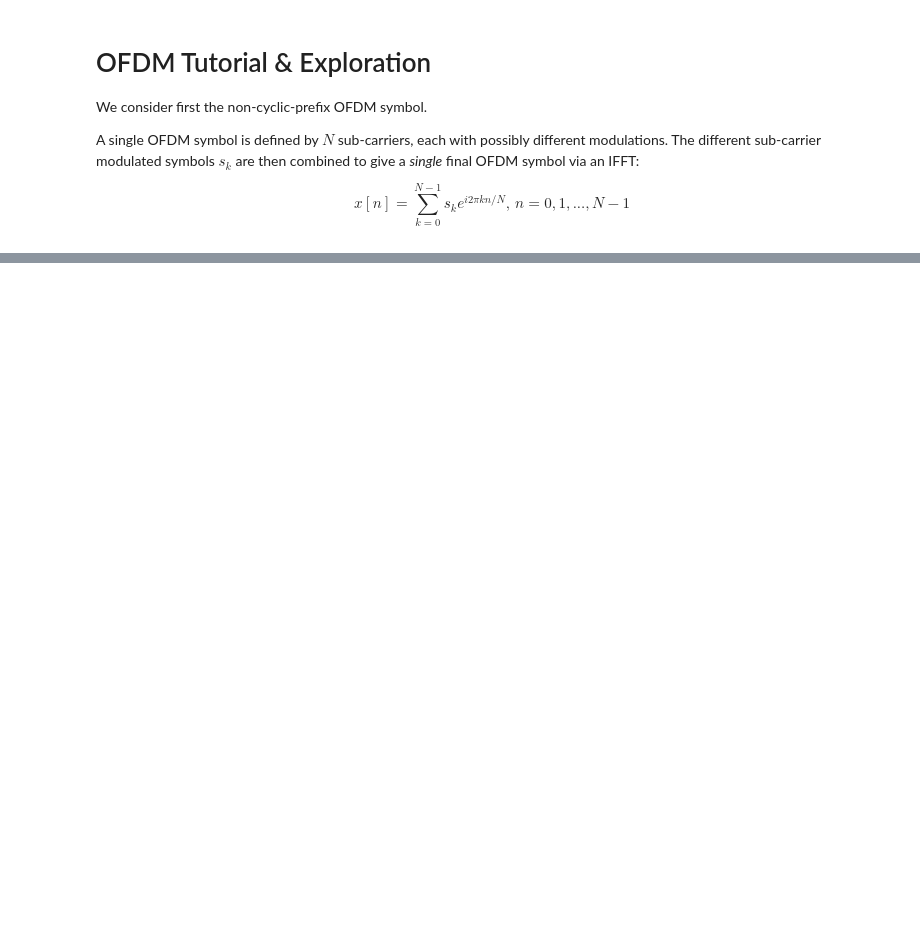
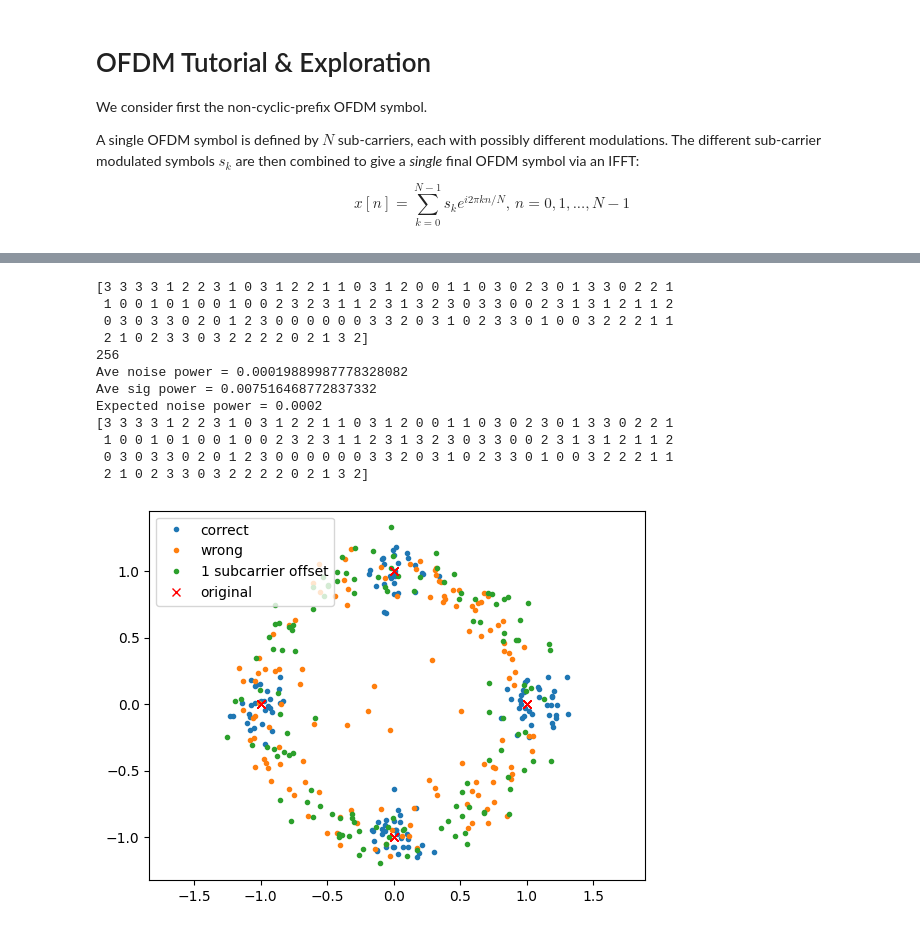
Before and after one commit to icyveins7/pydsproutines, a Jupyter notebook: notebooks/OFDM_Tutorial.ipynb, the cells around one changed output, grey strips where cells are left out. Saved outputs shown, nothing was run; the diff lists cells and outputs as text; code cells hidden in the pictures; blank space fills up the shorter version.

Commit message:
update time and freq investigations for ofdm notebook

```diff
--- a/notebooks/OFDM_Tutorial.ipynb
+++ b/notebooks/OFDM_Tutorial.ipynb
@@ -26,3 +55,71 @@ $$
+# %%
+%matplotlib inline
+import numpy as np
+from signalCreationRoutines import *
+from plotRoutines import *
+
+closeAllFigs()
+
+# Generate a simple OFDM symbol full of QPSK carriers
+nfft = 128
+subcarriers, bits = randPSKsyms(128, 4)
+print(bits)
+ofdm = np.fft.ifft(subcarriers)
+
+# Receive an oversampled version after passing through a pulse shaping filter
+osr = 2
+rx = sps.resample_poly(ofdm, osr, 1)
+print(rx.size)
+
+# Add some noise
+noise, rx = addSigToNoise(rx.size*2, osr, rx, 1, osr, 10000)
+
+# # View the spectra
+# sfig, sax = plotSpectra([rx], [1])
+
+# Downsample then take the FFT
+rxofdm_1subOff = rx[:ofdm.size*osr:osr]
+rxofdm_wrong = rx[1:1+ofdm.size*osr:osr]
+rxofdm_correct = rx[osr:osr+ofdm.size*osr:osr]
+rxofdm_subcarriers = np.fft.fft(
+    np.vstack((rxofdm_correct, rxofdm_wrong, rxofdm_1subOff)),
+    axis=1
+)
+
+# Look at constellation for correct and wrong downsampled time indices
+plotted = [x for x in rxofdm_subcarriers]
+plotted.append(subcarriers)
+plotConstellation(
+    plotted,
+    fmt=['.','.','.','rx'], labels=['correct', 'wrong', '1 subcarrier offset', 'original'])
+
+# Demod the subcarriers here
+def simpleSubcarrierDemod(rx_subcarriers: np.ndarray) -> np.ndarray:
+    demod = np.round(np.angle(rx_subcarriers) / (np.pi/2)).astype(np.int32)
+    demod[demod<0] += 4 # Specific to QPSK
+    return demod
+
+# print(rxofdm_subcarriers[0])
+demod = simpleSubcarrierDemod(rxofdm_subcarriers[0])
+
+print(np.abs(demod))
+
+if not np.all(np.abs(demod) == bits):
+    print('Demodulation failed!')
+# %% [output]
+[3 3 3 3 1 2 2 3 1 0 3 1 2 2 1 1 0 3 1 2 0 0 1 1 0 3 0 2 3 0 1 3 3 0 2 2 1
+ 1 0 0 1 0 1 0 0 1 0 0 2 3 2 3 1 1 2 3 1 3 2 3 0 3 3 0 0 2 3 1 3 1 2 1 1 2
+ 0 3 0 3 3 0 2 0 1 2 3 0 0 0 0 0 0 3 3 2 0 3 1 0 2 3 3 0 1 0 0 3 2 2 2 1 1
+ 2 1 0 2 3 3 0 3 2 2 2 2 0 2 1 3 2]
+256
+Ave noise power = 0.00019889987778328082
+Ave sig power = 0.007516468772837332
+Expected noise power = 0.0002
+[3 3 3 3 1 2 2 3 1 0 3 1 2 2 1 1 0 3 1 2 0 0 1 1 0 3 0 2 3 0 1 3 3 0 2 2 1
+ 1 0 0 1 0 1 0 0 1 0 0 2 3 2 3 1 1 2 3 1 3 2 3 0 3 3 0 0 2 3 1 3 1 2 1 1 2
+ 0 3 0 3 3 0 2 0 1 2 3 0 0 0 0 0 0 3 3 2 0 3 1 0 2 3 3 0 1 0 0 3 2 2 2 1 1
+ 2 1 0 2 3 3 0 3 2 2 2 2 0 2 1 3 2]
+[figure, added]
 # %% [markdown]
 ## Effects of Frequency Offsets
 
```
Also changed, not shown: parts of 4 cells of this notebook.
